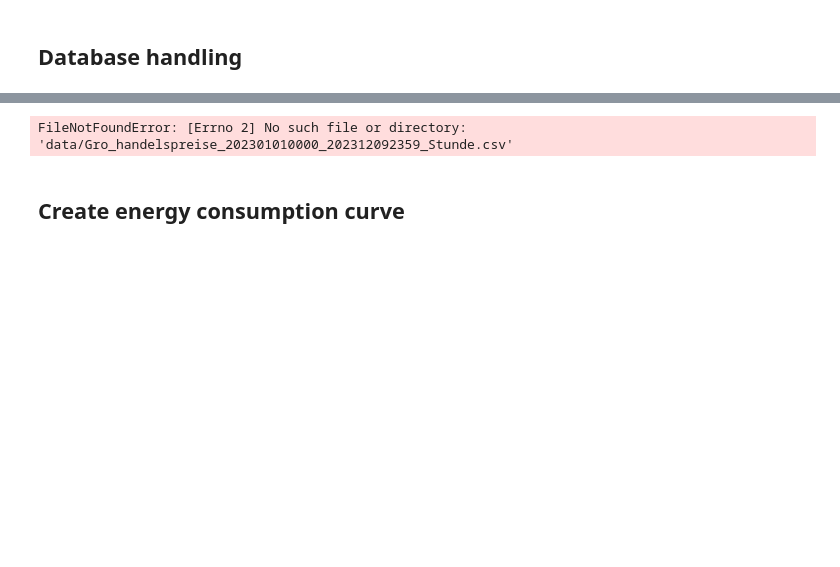
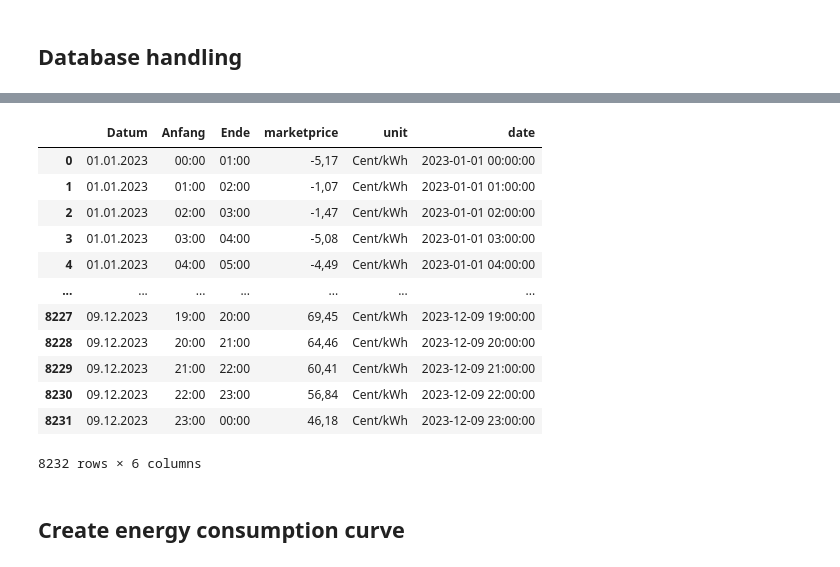
Before and after one commit to rumexcrisp/aim_bi_project, a Jupyter notebook: scripts/api_check.ipynb, the cells around one changed output, grey strips where cells are left out. Drawn from its saved outputs; the diff is of its cells as text; code cells hidden in the pictures; blank space fills up the shorter version.

```diff
--- a/scripts/api_check.ipynb
+++ b/scripts/api_check.ipynb
@@ -141,15 +142,27 @@ plt.show()
 # %%
-df2 = pd.read_csv("data/Gro_handelspreise_202301010000_202312092359_Stunde.csv", delimiter=";")
+df2 = pd.read_csv("../data/Gro_handelspreise_202301010000_202312092359_Stunde.csv", delimiter=";")
 df2 = df2[["Datum", "Anfang", "Ende", "Deutschland/Luxemburg [€/MWh] Originalauflösungen"]]
 df2.rename(columns={"Deutschland/Luxemburg [€/MWh] Originalauflösungen": "marketprice"}, inplace=True)
 df2["unit"] = "Cent/kWh"
 df2['date'] = pd.to_datetime(df2['Datum'] + ' ' + df2['Anfang'].astype(str), format='%d.%m.%Y %H:%M')
 
 # df.drop(0, axis=0, inplace=True)
 
 df2
 # %% [output]
+|  | Datum | Anfang | Ende | marketprice | unit | date |
+| 0 | 01.01.2023 | 00:00 | 01:00 | -5,17 | Cent/kWh | 2023-01-01 00:00:00 |
+| 1 | 01.01.2023 | 01:00 | 02:00 | -1,07 | Cent/kWh | 2023-01-01 01:00:00 |
+| 2 | 01.01.2023 | 02:00 | 03:00 | -1,47 | Cent/kWh | 2023-01-01 02:00:00 |
+| 3 | 01.01.2023 | 03:00 | 04:00 | -5,08 | Cent/kWh | 2023-01-01 03:00:00 |
+| 4 | 01.01.2023 | 04:00 | 05:00 | -4,49 | Cent/kWh | 2023-01-01 04:00:00 |
+| ... | ... | ... | ... | ... | ... | ... |
+| 8227 | 09.12.2023 | 19:00 | 20:00 | 69,45 | Cent/kWh | 2023-12-09 19:00:00 |
+| 8228 | 09.12.2023 | 20:00 | 21:00 | 64,46 | Cent/kWh | 2023-12-09 20:00:00 |
+| 8229 | 09.12.2023 | 21:00 | 22:00 | 60,41 | Cent/kWh | 2023-12-09 21:00:00 |
+| 8230 | 09.12.2023 | 22:00 | 23:00 | 56,84 | Cent/kWh | 2023-12-09 22:00:00 |
+| 8231 | 09.12.2023 | 23:00 | 00:00 | 46,18 | Cent/kWh | 2023-12-09 23:00:00 |
-FileNotFoundError: [Errno 2] No such file or directory: 'data/Gro_handelspreise_202301010000_202312092359_Stunde.csv'
+8232 rows × 6 columns
 # %% [markdown]
 ## Create energy consumption curve
 # %%
```
Also changed, not shown: parts of 4 cells of this notebook.
